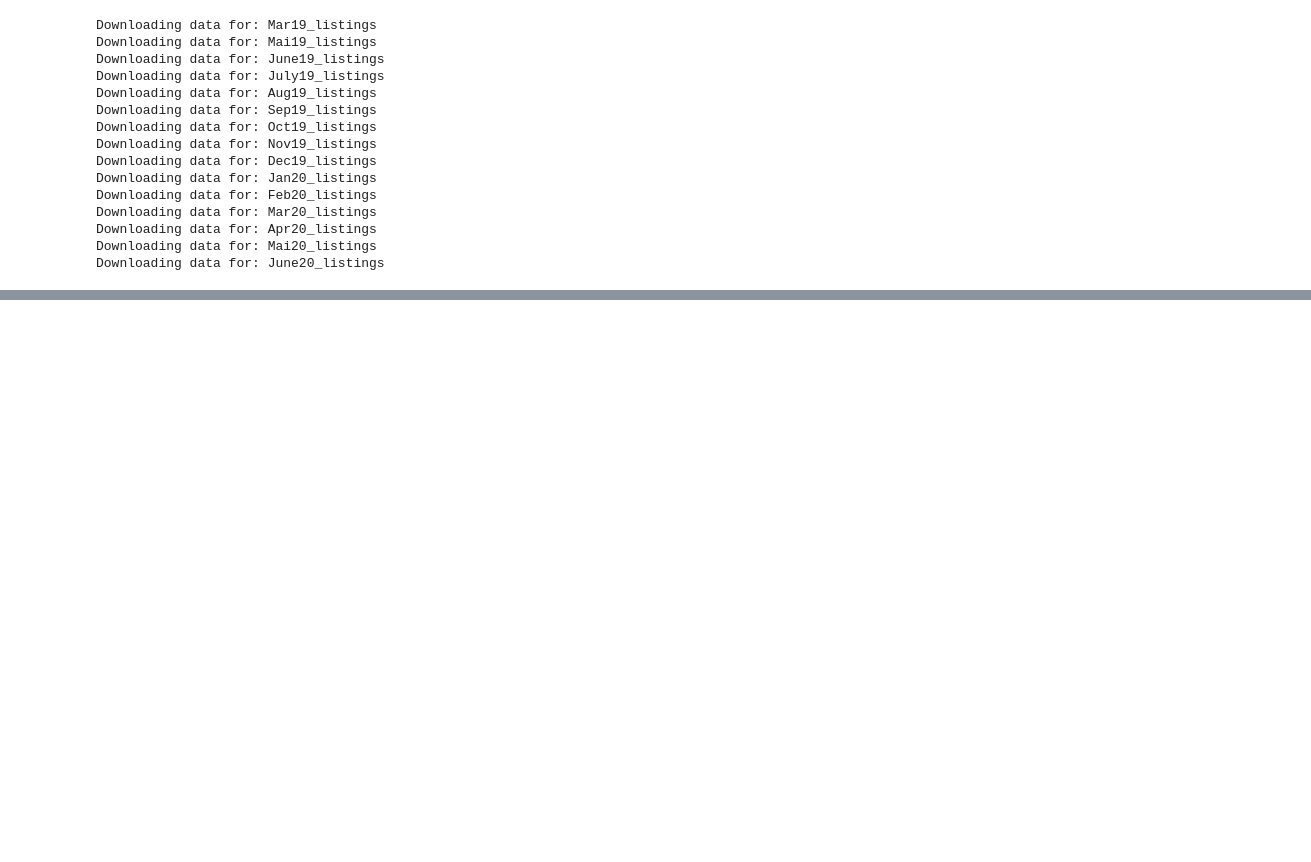
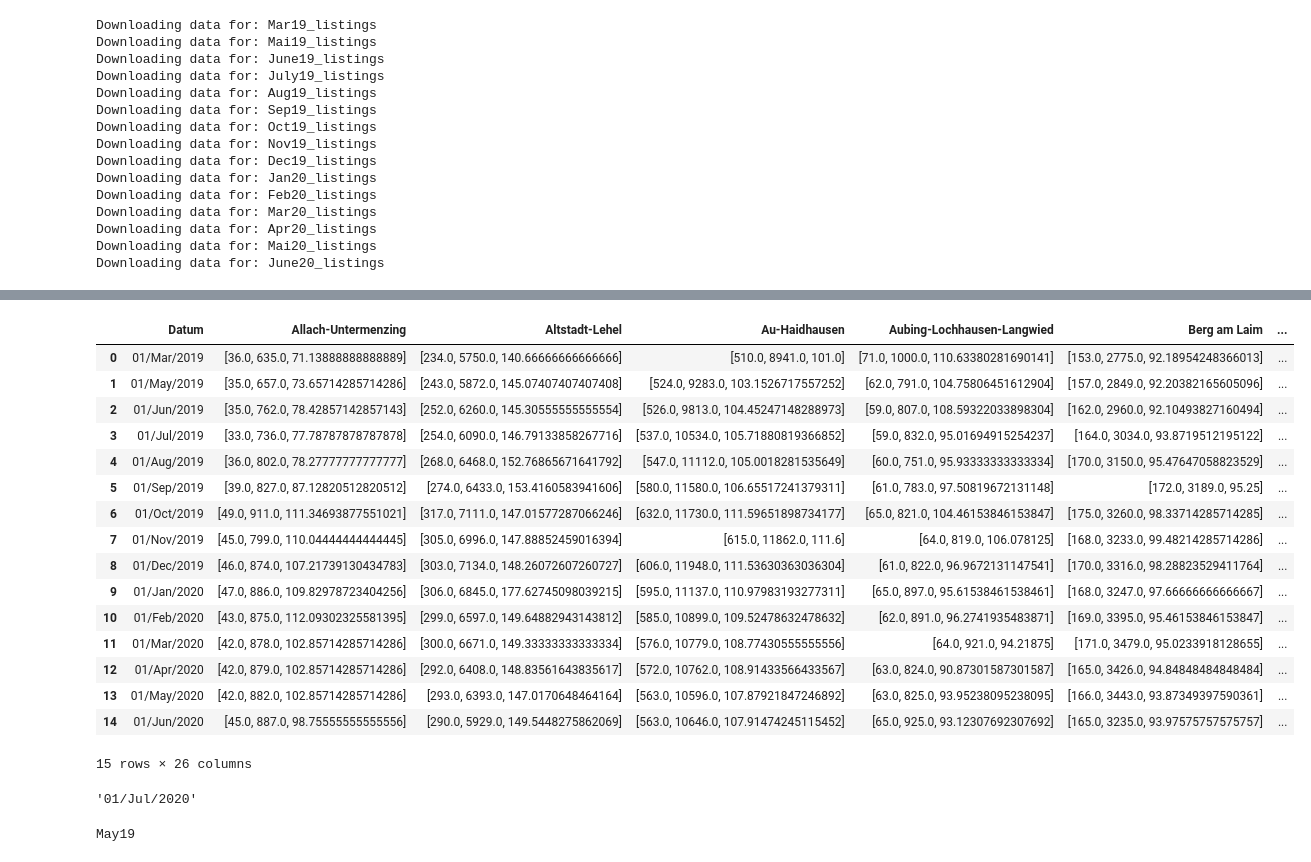
Before and after one commit to Yaccoub/Co-Tour, a Jupyter notebook: notebooks/Airbnb_data.ipynb, the cells around one changed output, grey strips where cells are left out. Drawn from its saved outputs; the diff is of its cells as text; code cells hidden in the pictures; blank space fills up the shorter version.

Commit message:
Changed index of airbnb data to datetime

```diff
--- a/notebooks/Airbnb_data.ipynb
+++ b/notebooks/Airbnb_data.ipynb
@@ -216,4 +218,4 @@ Downloading data for: Apr20_listings
 Downloading data for: Mai20_listings
 Downloading data for: June20_listings
 # %%
-pd.concat(ret, axis=1, sort=True).T
+df = pd.concat(ret, axis=1, sort=True).T.reset_index().rename(columns={"index": "Datum"})
@@ -237,0 +222,55 @@ pd.concat(ret, axis=1, sort=True).T
+# %%
+def convert_time(data):
+    # Change format of month column
+    for index in data.index:
+        item = str(data.Datum.loc[index])
+        item = item[:-9]
+        if item[:-2] == 'Mai':
+            item = list(item)
+            item[:-2] = list('May')
+            item = "".join(item)
+        if item[:-2] == 'June':
+            item = list(item)
+            item[:-2] = list('Jun')
+            item = "".join(item)
+        if item[:-2] == 'July':
+            item = list(item)
+            item[:-2] = list('Jul')
+            item = "".join(item)
+        data.Datum.loc[index] = '01' + '/' + item[:-2] + '/' + '20' + item[-2:]
+        data.Datum.loc[index] = datetime.datetime.strptime(data.Datum.loc[index],'%d/%b/%Y').strftime('%d/%b/%Y')
+    return data
+# %%
+convert_time(df)
+# %% [output]
+|  | Datum | Allach-Untermenzing | Altstadt-Lehel | Au-Haidhausen | Aubing-Lochhausen-Langwied | Berg am Laim | ... |
+| 0 | 01/Mar/2019 | [36.0, 635.0, 71.13888888888889] | [234.0, 5750.0, 140.66666666666666] | [510.0, 8941.0, 101.0] | [71.0, 1000.0, 110.63380281690141] | [153.0, 2775.0, 92.18954248366013] | ... |
+| 1 | 01/May/2019 | [35.0, 657.0, 73.65714285714286] | [243.0, 5872.0, 145.07407407407408] | [524.0, 9283.0, 103.1526717557252] | [62.0, 791.0, 104.75806451612904] | [157.0, 2849.0, 92.20382165605096] | ... |
+| 2 | 01/Jun/2019 | [35.0, 762.0, 78.42857142857143] | [252.0, 6260.0, 145.30555555555554] | [526.0, 9813.0, 104.45247148288973] | [59.0, 807.0, 108.59322033898304] | [162.0, 2960.0, 92.10493827160494] | ... |
+| 3 | 01/Jul/2019 | [33.0, 736.0, 77.78787878787878] | [254.0, 6090.0, 146.79133858267716] | [537.0, 10534.0, 105.71880819366852] | [59.0, 832.0, 95.01694915254237] | [164.0, 3034.0, 93.8719512195122] | ... |
+| 4 | 01/Aug/2019 | [36.0, 802.0, 78.27777777777777] | [268.0, 6468.0, 152.76865671641792] | [547.0, 11112.0, 105.0018281535649] | [60.0, 751.0, 95.93333333333334] | [170.0, 3150.0, 95.47647058823529] | ... |
+| 5 | 01/Sep/2019 | [39.0, 827.0, 87.12820512820512] | [274.0, 6433.0, 153.4160583941606] | [580.0, 11580.0, 106.65517241379311] | [61.0, 783.0, 97.50819672131148] | [172.0, 3189.0, 95.25] | ... |
+| 6 | 01/Oct/2019 | [49.0, 911.0, 111.34693877551021] | [317.0, 7111.0, 147.01577287066246] | [632.0, 11730.0, 111.59651898734177] | [65.0, 821.0, 104.46153846153847] | [175.0, 3260.0, 98.33714285714285] | ... |
+| 7 | 01/Nov/2019 | [45.0, 799.0, 110.04444444444445] | [305.0, 6996.0, 147.88852459016394] | [615.0, 11862.0, 111.6] | [64.0, 819.0, 106.078125] | [168.0, 3233.0, 99.48214285714286] | ... |
+| 8 | 01/Dec/2019 | [46.0, 874.0, 107.21739130434783] | [303.0, 7134.0, 148.26072607260727] | [606.0, 11948.0, 111.53630363036304] | [61.0, 822.0, 96.9672131147541] | [170.0, 3316.0, 98.28823529411764] | ... |
+| 9 | 01/Jan/2020 | [47.0, 886.0, 109.82978723404256] | [306.0, 6845.0, 177.62745098039215] | [595.0, 11137.0, 110.97983193277311] | [65.0, 897.0, 95.61538461538461] | [168.0, 3247.0, 97.66666666666667] | ... |
+| 10 | 01/Feb/2020 | [43.0, 875.0, 112.09302325581395] | [299.0, 6597.0, 149.64882943143812] | [585.0, 10899.0, 109.52478632478632] | [62.0, 891.0, 96.2741935483871] | [169.0, 3395.0, 95.46153846153847] | ... |
+| 11 | 01/Mar/2020 | [42.0, 878.0, 102.85714285714286] | [300.0, 6671.0, 149.33333333333334] | [576.0, 10779.0, 108.77430555555556] | [64.0, 921.0, 94.21875] | [171.0, 3479.0, 95.0233918128655] | ... |
+| 12 | 01/Apr/2020 | [42.0, 879.0, 102.85714285714286] | [292.0, 6408.0, 148.83561643835617] | [572.0, 10762.0, 108.91433566433567] | [63.0, 824.0, 90.87301587301587] | [165.0, 3426.0, 94.84848484848484] | ... |
+| 13 | 01/May/2020 | [42.0, 882.0, 102.85714285714286] | [293.0, 6393.0, 147.0170648464164] | [563.0, 10596.0, 107.87921847246892] | [63.0, 825.0, 93.95238095238095] | [166.0, 3443.0, 93.87349397590361] | ... |
+| 14 | 01/Jun/2020 | [45.0, 887.0, 98.75555555555556] | [290.0, 5929.0, 149.5448275862069] | [563.0, 10646.0, 107.91474245115452] | [65.0, 925.0, 93.12307692307692] | [165.0, 3235.0, 93.97575757575757] | ... |
+15 rows × 26 columns
+# %%
+datetime.datetime.strptime('01/07/2020','%d/%m/%Y').strftime('%d/%b/%Y')
+# %% [output]
+'01/Jul/2020'
+# %%
+item = 'Mai19_listings'
+item = item[:-9]
+if item[:-2] == 'Mai':
+    item = list(item)
+    item[:-2] = list('May')
+    item = "".join(item)
+    print(item)
+# %% [output]
+May19
```
Also changed, not shown: parts of 3 cells of this notebook, 2 other files.
